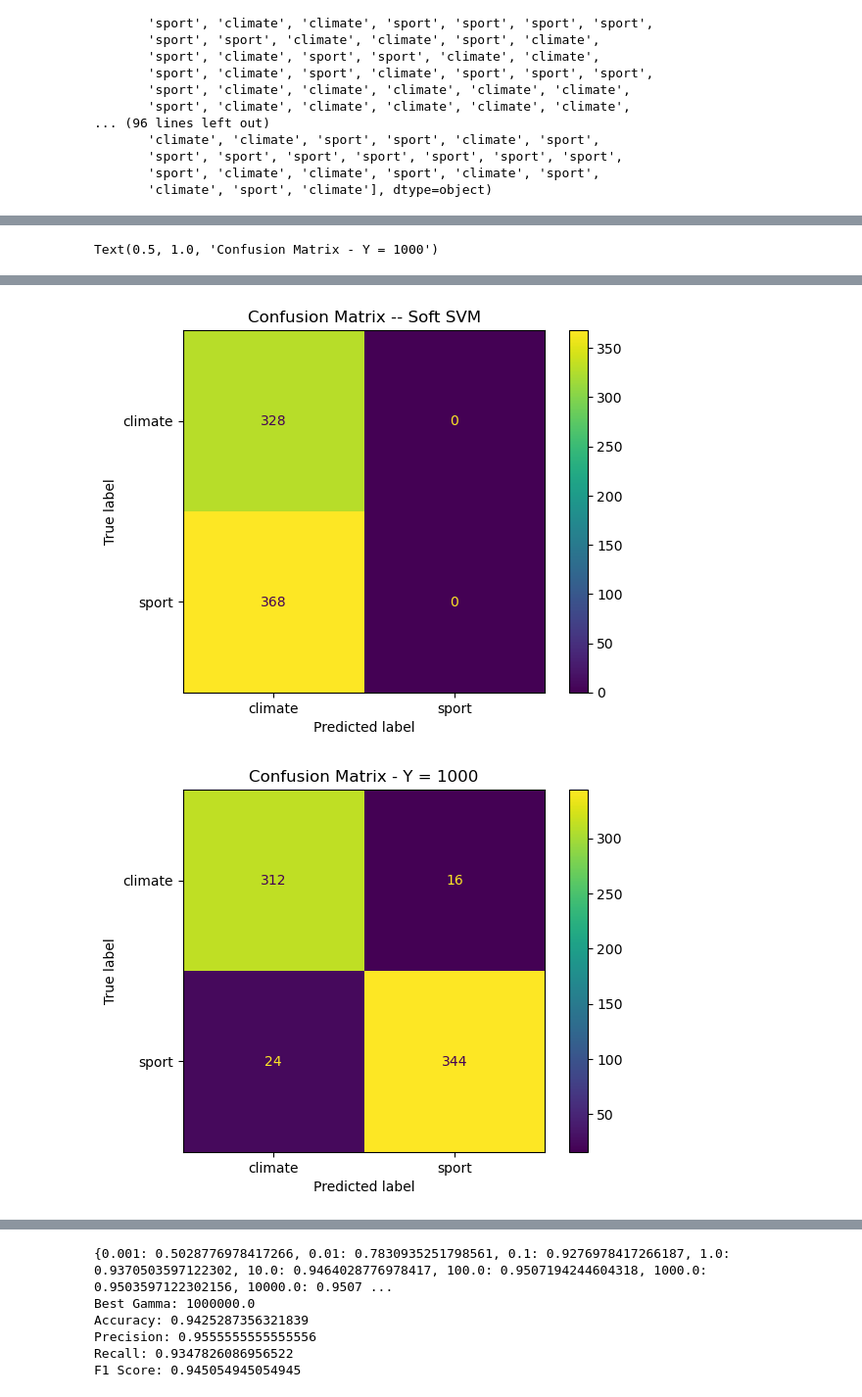
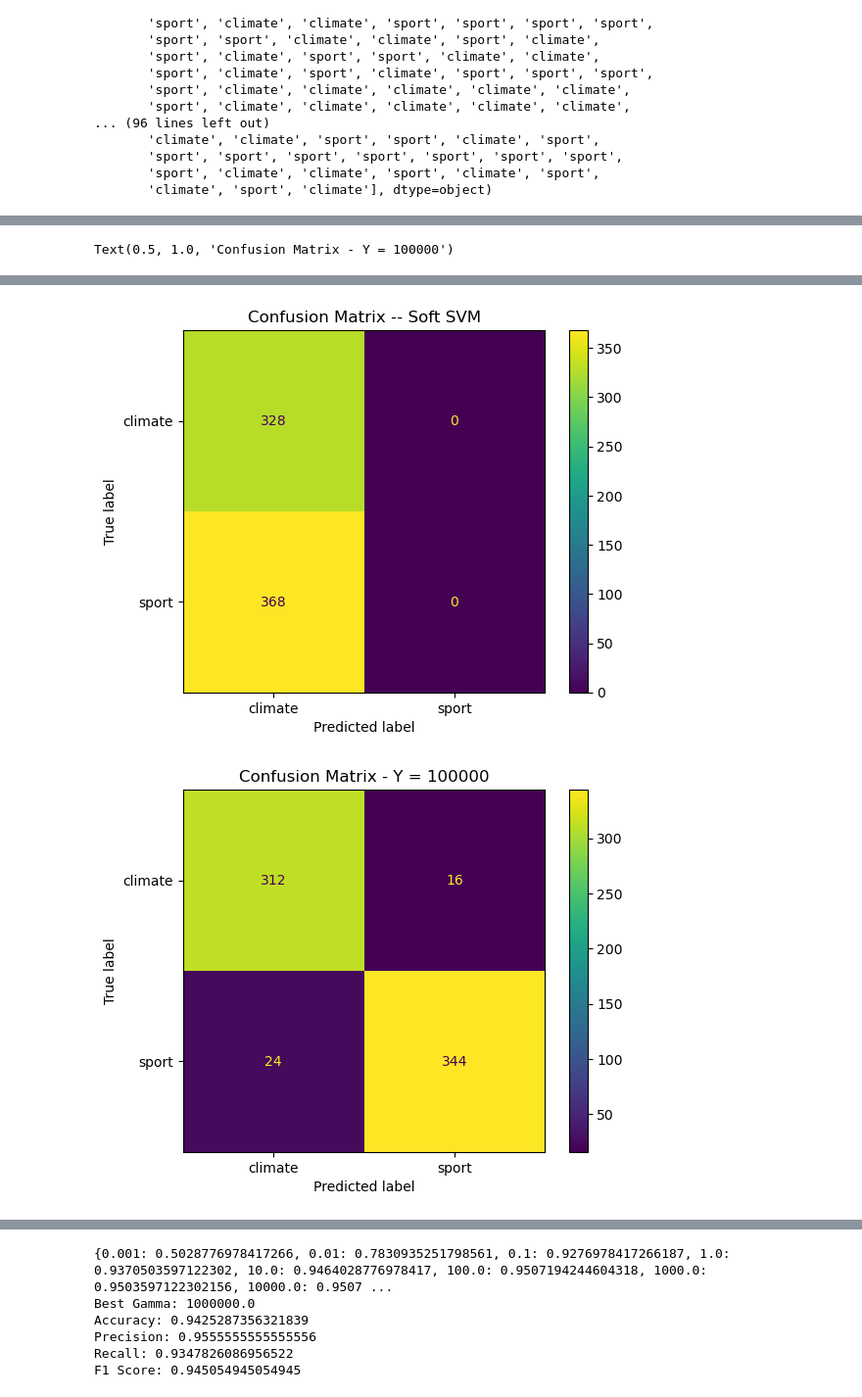
Before and after one commit to lauren123cat/UCLA-ECE219-W25, a Jupyter notebook: project1/project1_report.ipynb, the cells around one changed output, grey strips where cells are left out. Shown at 98% size. Drawn from its saved outputs; the diff is of its cells as text; code cells hidden in the pictures.

```diff
--- a/project1/project1_report.ipynb
+++ b/project1/project1_report.ipynb
@@ -380,12 +404,12 @@ array(['climate', 'climate', 'climate', 'climate', 'climate', 'climate',
        'climate', 'climate', 'climate', 'climate', 'climate', 'climate'],
       dtype=object)
 # %%
-svm_1000 = SVC(kernel='linear', C=1000)
-svm_1000.fit(X_train_reduced, train_labels)
+svm_100000 = SVC(kernel='linear', C=100000)
+svm_100000.fit(X_train_reduced, train_labels)
 
-svm_1000_predictions = svm_1000.predict(X_test_reduced)
+svm_100000_predictions = svm_100000.predict(X_test_reduced)
 
-svm_1000_predictions
+svm_100000_predictions
 # %% [output]
 array(['climate', 'sport', 'sport', 'climate', 'climate', 'sport',
        'sport', 'climate', 'climate', 'climate', 'climate', 'climate',
@@ -440,19 +464,19 @@ plot_roc(fpr_1000, tpr_1000, title="ROC -- Y = 1000")
 # %%
 from sklearn.metrics import ConfusionMatrixDisplay
 
 ConfusionMatrixDisplay.from_estimator(svm_hard_margin, X_test_reduced, test_labels)
 plt.title("Confusion Matrix - Hard SVM")
 
 ConfusionMatrixDisplay.from_estimator(svm_soft_margin, X_test_reduced, test_labels)
 plt.title("Confusion Matrix -- Soft SVM")
 
-ConfusionMatrixDisplay.from_estimator(svm_1000, X_test_reduced, test_labels)
-plt.title("Confusion Matrix - Y = 1000")
+ConfusionMatrixDisplay.from_estimator(svm_100000, X_test_reduced, test_labels)
+plt.title("Confusion Matrix - Y = 100000")
 # %% [output]
-Text(0.5, 1.0, 'Confusion Matrix - Y = 1000')
+Text(0.5, 1.0, 'Confusion Matrix - Y = 100000')
 [figure]
 [figure]
-[figure, old version]
+[figure, new version]
 # %%
 from sklearn.metrics import accuracy_score, precision_score, recall_score, f1_score
 
```
Also changed, not shown: parts of 12 cells of this notebook.
